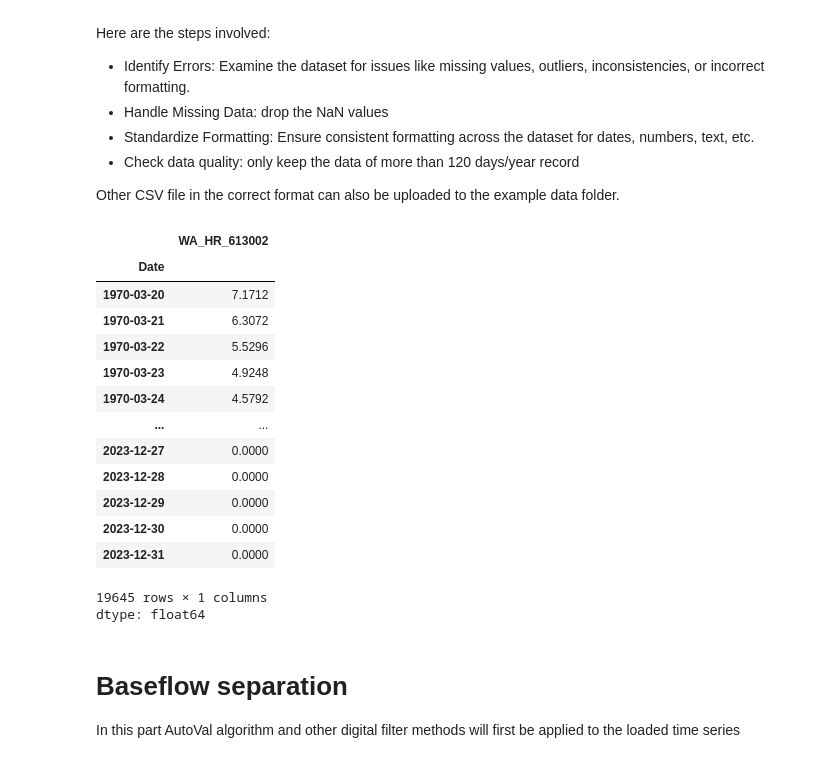
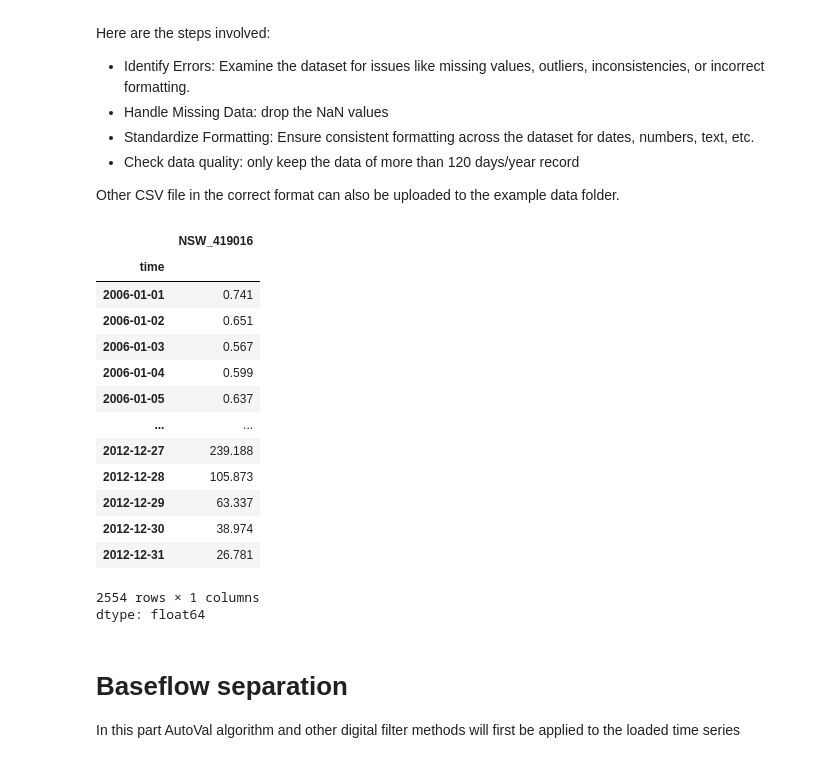
Before and after one commit to ssharifazari/AutoVL, a Jupyter notebook: AutoVL.ipynb, the cells around one changed output. Saved outputs shown, nothing was run; the diff lists cells and outputs as text; code cells hidden in the pictures.

```diff
--- a/AutoVL.ipynb
+++ b/AutoVL.ipynb
@@ -207,32 +207,32 @@ Other CSV file in the correct format can also be uploaded to the example data fo
 # %%
 # CSV file for provided by baseflow package
 #df = pd.read_csv(baseflow.example, index_col=0, parse_dates=True)
 
 # CSV file for Cockburn River at Mulla Crossing, NSW, station: 419016
-#df = pd.read_csv('example data/Hydstra_419016_151.csv', index_col = 0, parse_dates = True, dayfirst = True)
+df = pd.read_csv('example data/Hydstra_419016_151.csv', index_col = 0, parse_dates = True, dayfirst = True)
 
 # CSV file for Harvy River at Dingo Road, WA, BOM station: 613002. If you reproduce Vincent Lyne (2025)'s results
-df = pd.read_csv('example data/HarvyRiver_613002.csv', index_col = 0, parse_dates = True, dayfirst = True)
+#df = pd.read_csv('example data/HarvyRiver_613002.csv', index_col = 0, parse_dates = True, dayfirst = True)
 
 Q = df[df.columns[0]]
 #df_1973 = df.loc['1973']
 #Q = df[df_1973.columns[0]]
 Q
 # %% [output]
-|  | WA_HR_613002 |
-| Date |  |
-| 1970-03-20 | 7.1712 |
-| 1970-03-21 | 6.3072 |
-| 1970-03-22 | 5.5296 |
-| 1970-03-23 | 4.9248 |
-| 1970-03-24 | 4.5792 |
+|  | NSW_419016 |
+| time |  |
+| 2006-01-01 | 0.741 |
+| 2006-01-02 | 0.651 |
+| 2006-01-03 | 0.567 |
+| 2006-01-04 | 0.599 |
+| 2006-01-05 | 0.637 |
 | ... | ... |
-| 2023-12-27 | 0.0000 |
-| 2023-12-28 | 0.0000 |
-| 2023-12-29 | 0.0000 |
-| 2023-12-30 | 0.0000 |
-| 2023-12-31 | 0.0000 |
+| 2012-12-27 | 239.188 |
+| 2012-12-28 | 105.873 |
+| 2012-12-29 | 63.337 |
+| 2012-12-30 | 38.974 |
+| 2012-12-31 | 26.781 |
-19645 rows × 1 columns
+2554 rows × 1 columns
 dtype: float64
 # %%
 import baseflow.utils
```
Also changed, not shown: parts of 4 cells of this notebook.
